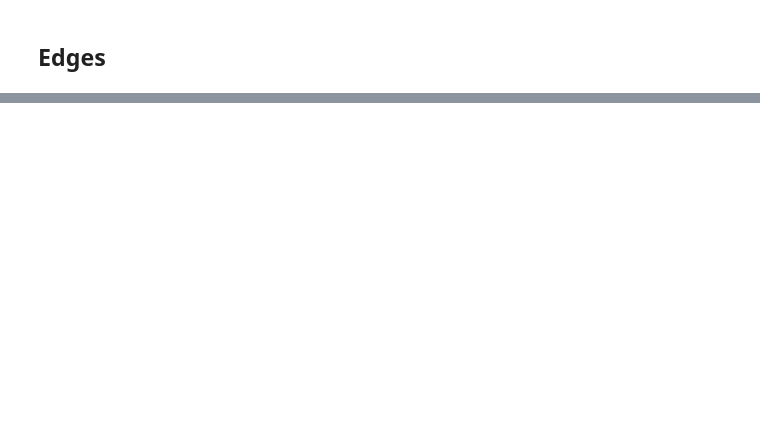
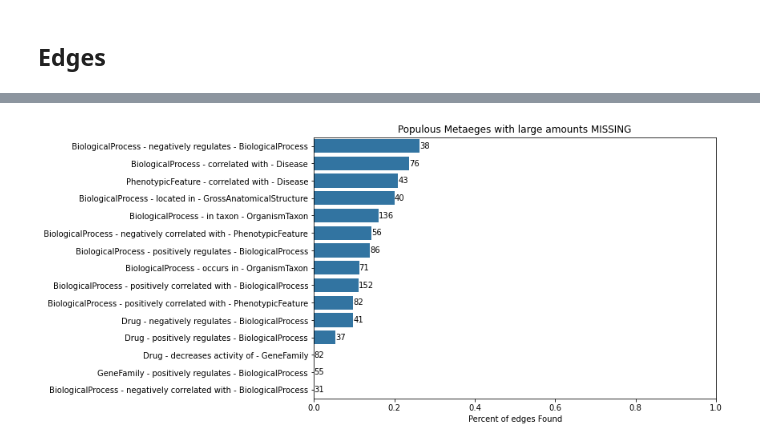
Before and after one commit to SuLab/DMDB_Analysis, a Jupyter notebook: 1_code/4_dmdb_bte_trapi_analysis.ipynb, the cells around one changed output, grey strips where cells are left out. Drawn from its saved outputs; the diff is of its cells as text; code cells hidden in the pictures; blank space fills up the shorter version.

```diff
--- a/1_code/4_dmdb_bte_trapi_analysis.ipynb
+++ b/1_code/4_dmdb_bte_trapi_analysis.ipynb
@@ -439,0 +290,2 @@ out
+# %%
+bte_tups = set([(r.n0, r.n1) for r in bte_result.itertuples()])
@@ -439,0 +360,20 @@ out
+# %%
+plt.figure(figsize=(9,6))
+
+previously_used = order.head(h_num).index.tolist()
+
+missing = unique_in_bte.query('not in_bte and me not in @previously_used')['me'].value_counts()
+missing_pct = missing / total
+
+new_order = missing_pct * total
+new_order = new_order.sort_values(ascending=False)
+
+count_plot_h(1-missing_pct.loc[new_order.head(h_num).index],
+             total.loc[new_order.head(h_num).index],
+             order = sorted(new_order.head(h_num).index.tolist(), key=lambda o: (1-missing_pct.loc[o], new_order.loc[o]), reverse=True),
+             color=sns.color_palette()[0])
+plt.xlim([0, 1])
+plt.title('Populous Metaeges with large amounts MISSING')
+plt.xlabel('Percent of edges Found');
+# %% [output]
+[figure, added]
```
Also changed, not shown: parts of 85 cells of this notebook, 2 other files.
